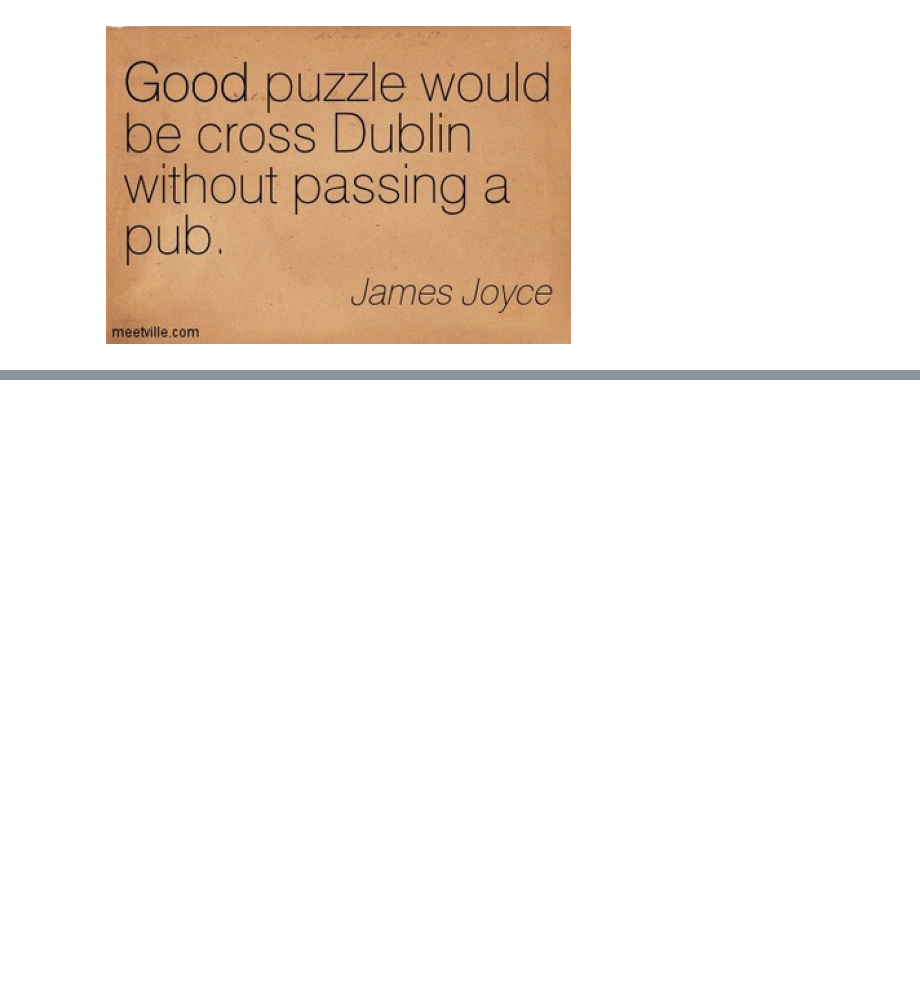
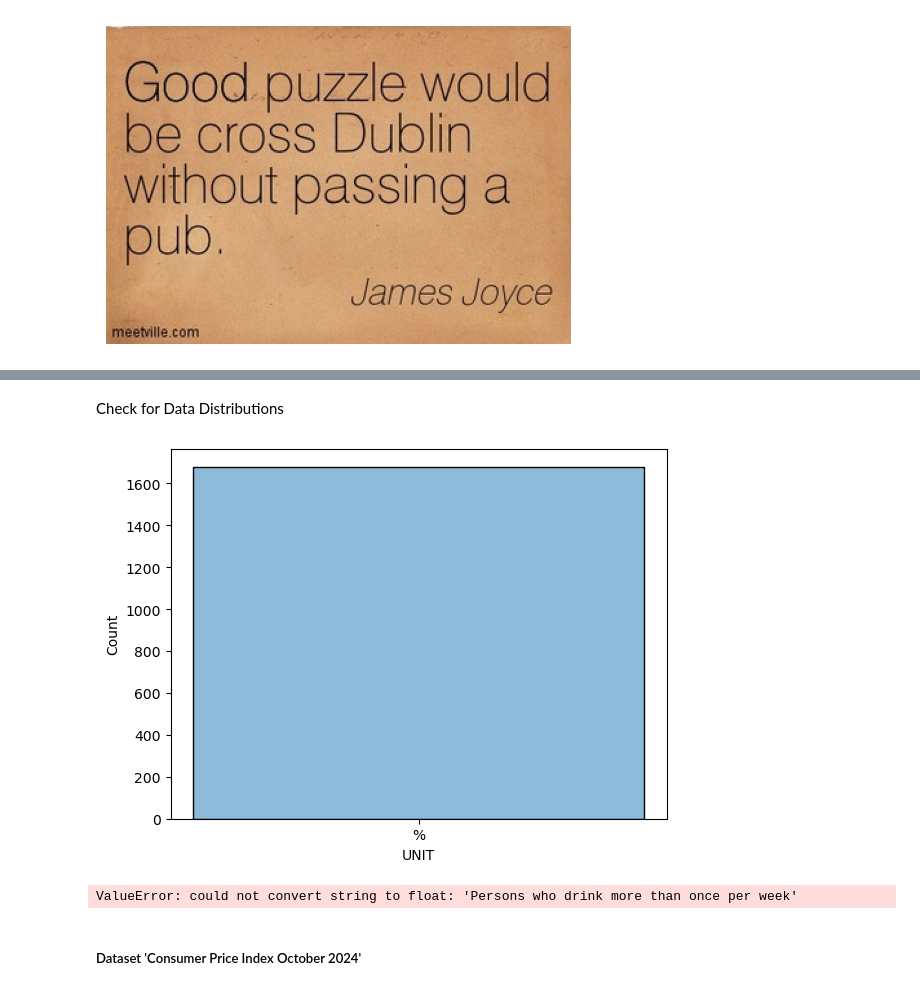
Before and after one commit to CCT-Dublin/capstone-project-ElianaHincapie, a Jupyter notebook: CA2 – Economic and Social Challenges In Irish Pub´s Industries _Eliana Hincapie.ipynb, the cells around one changed output, grey strips where cells are left out. Drawn from its saved outputs; the diff is of its cells as text; code cells hidden in the pictures; blank space fills up the shorter version.

```diff
--- a/CA2 – Economic and Social Challenges In Irish Pub´s Industries _Eliana Hincapie.ipynb
+++ b/CA2 – Economic and Social Challenges In Irish Pub´s Industries _Eliana Hincapie.ipynb
@@ -21,3 +25,3 @@ plt.imshow(img)
 # %%
 # Importing the first dataset
-dataset = pd.read_csv('iris.csv')
+Consumption_df = pd.read_csv('Alcohol Consumption 2015_2024.csv')
@@ -23,0 +93,19 @@ dataset = pd.read_csv('iris.csv')
+# %% [markdown]
+Check for Data Distributions
+# %%
+# Visualize Distributions
+import seaborn as sns
+import matplotlib.pyplot as plt
+
+sns.histplot(Consumption_df['UNIT'], kde=True)
+plt.show()
+# %% [output]
+[figure, added]
+# %%
+# Calculate Correlation Matrix
+correlation_matrix = Consumption_df.corr()
+print(correlation_matrix)
+# %% [output]
+ValueError: could not convert string to float: 'Persons who drink more than once per week'
+# %% [markdown]
+##### Dataset 'Consumer Price Index October 2024'
```
Also changed, not shown: parts of 14 cells of this notebook, 1 other file.
